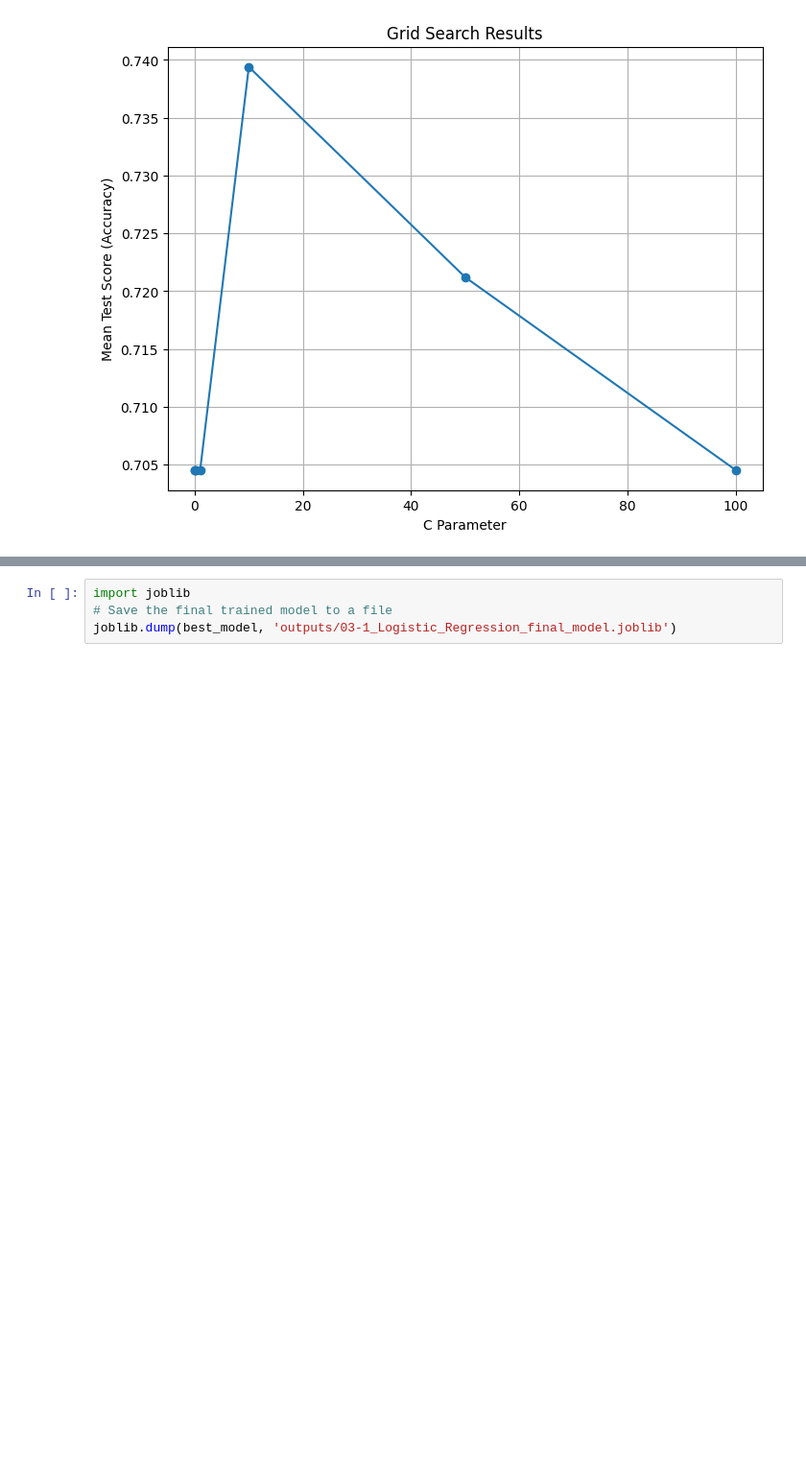
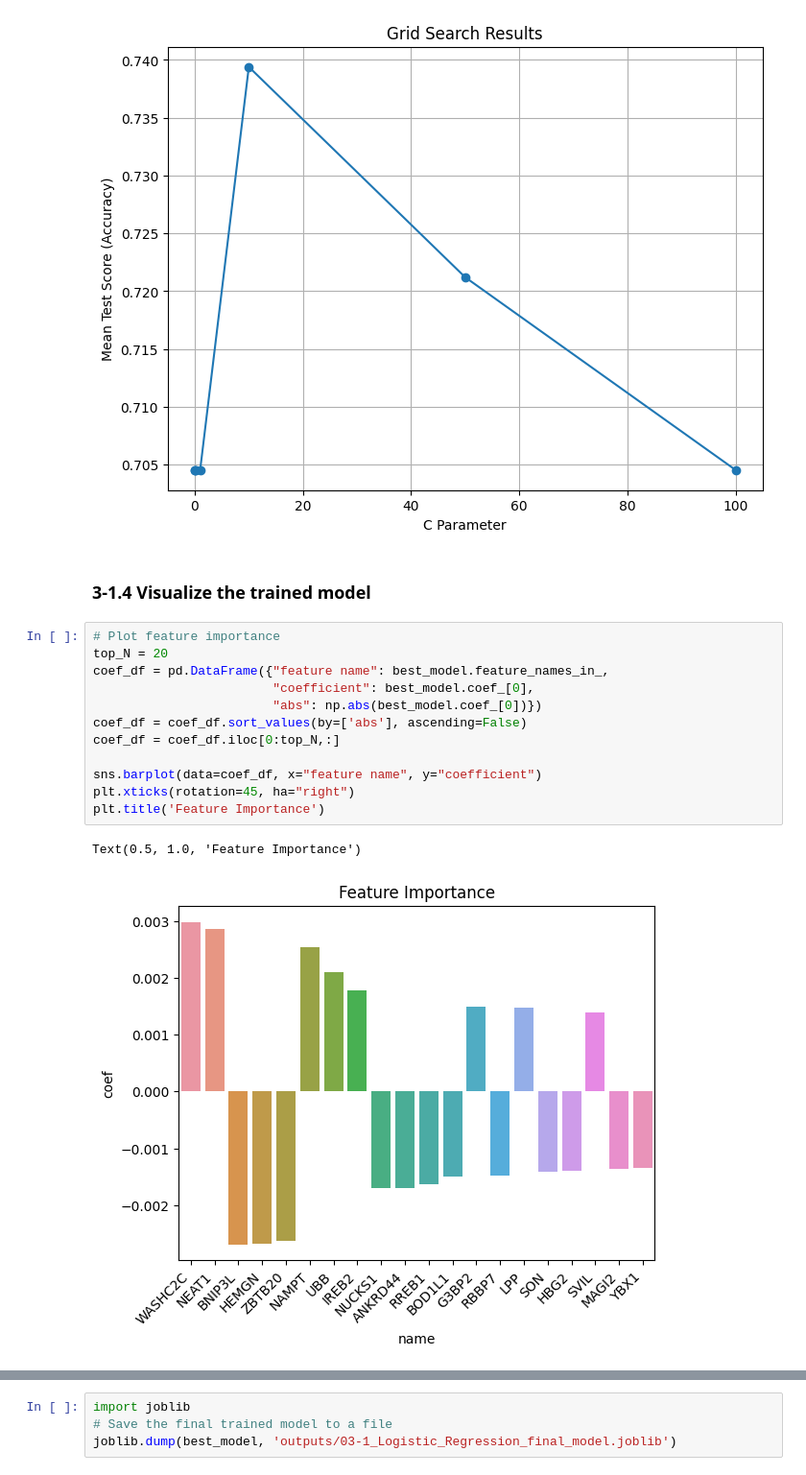
Before and after one commit to chaochungkuo/ClassifyAnything, a Jupyter notebook: 03-01_Logistic_Regression.ipynb, the cells around one changed output, grey strips where cells are left out. Shown: that part at 96% size. Cells and saved outputs as stored; diff of their text form; blank space fills up the shorter version.

```diff
--- a/03-01_Logistic_Regression.ipynb
+++ b/03-01_Logistic_Regression.ipynb
@@ -72,4 +74,21 @@ plt.grid(True)
 plt.show()
 # %% [output]
 [figure]
+# %% [markdown]
+### 3-1.4 Visualize the trained model
+# %%
+# Plot feature importance
+top_N = 20
+coef_df = pd.DataFrame({"feature name": best_model.feature_names_in_,
+                        "coefficient": best_model.coef_[0],
+                        "abs": np.abs(best_model.coef_[0])})
+coef_df = coef_df.sort_values(by=['abs'], ascending=False)
+coef_df = coef_df.iloc[0:top_N,:]
+
+sns.barplot(data=coef_df, x="feature name", y="coefficient")
+plt.xticks(rotation=45, ha="right")
+plt.title('Feature Importance')
+# %% [output]
+Text(0.5, 1.0, 'Feature Importance')
+[figure, added]
 # %% [markdown]
```
Also changed, not shown: parts of 2 cells of this notebook, 2 other files.
